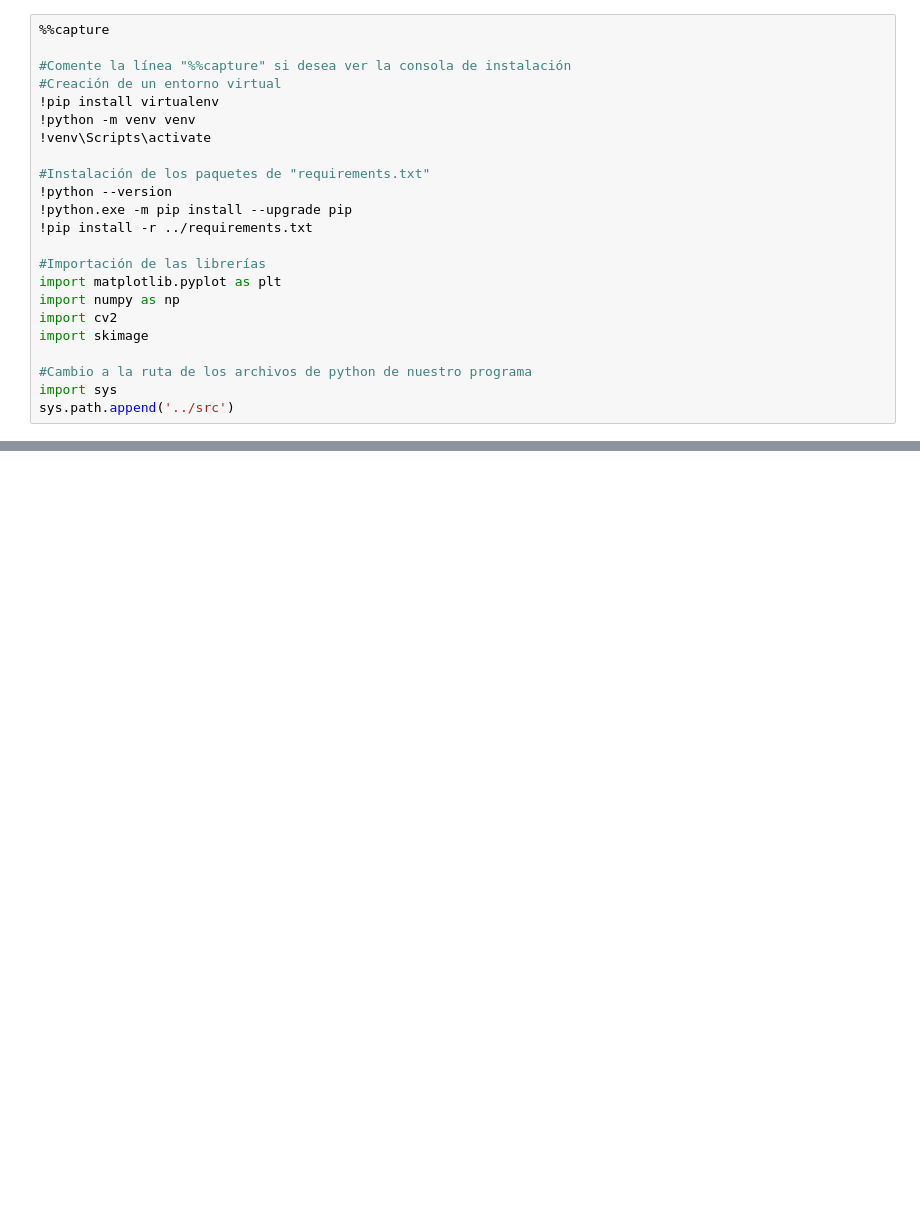
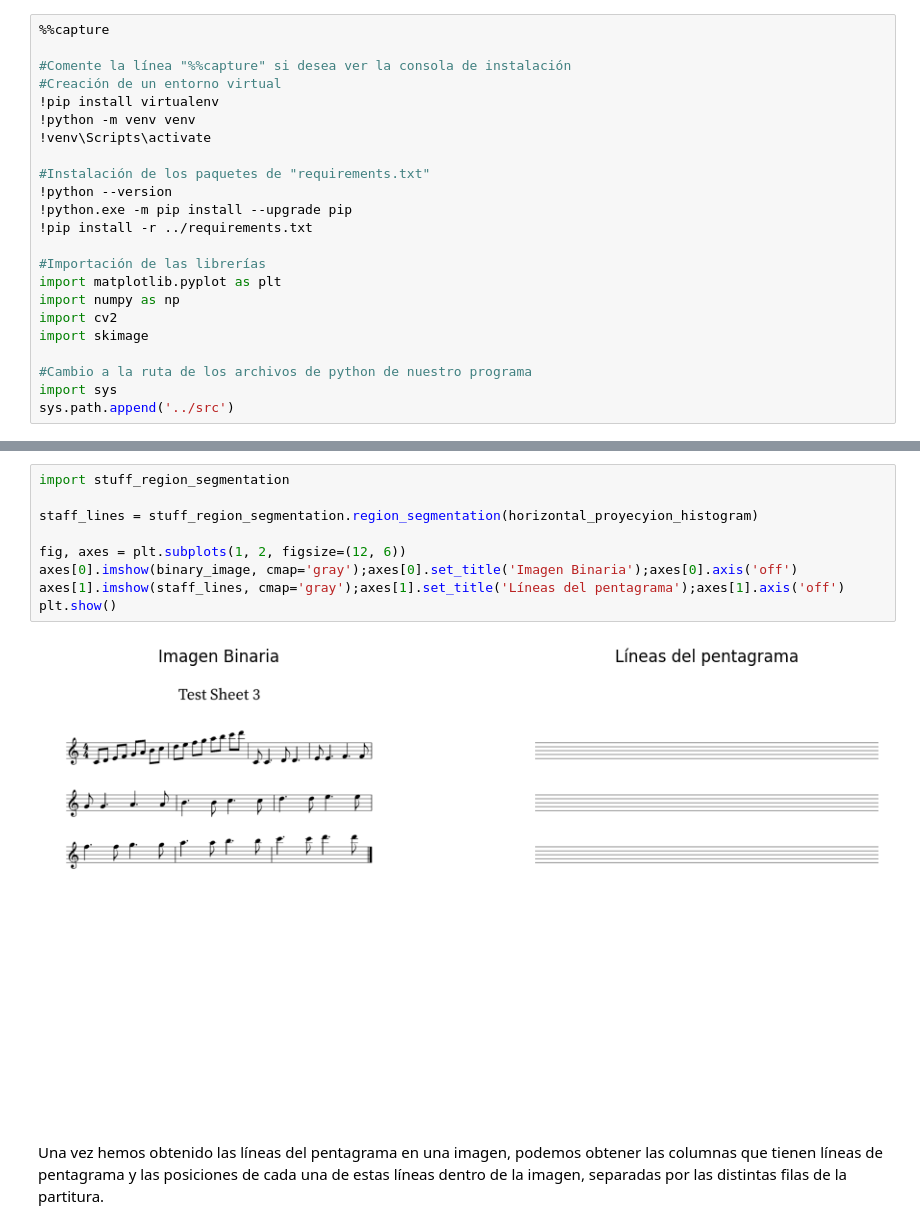
Before and after one commit to tcabgom/Music-Score-Recognition-System, a Jupyter notebook: notebook/Seguimiento 2.ipynb, the cells around one changed output, grey strips where cells are left out. Cells and saved outputs as stored; diff of their text form; blank space fills up the shorter version.

```diff
--- a/notebook/Seguimiento 2.ipynb
+++ b/notebook/Seguimiento 2.ipynb
@@ -145,0 +126,13 @@ axs[3].imshow(div2)
+# %%
+import stuff_region_segmentation
+
+staff_lines = stuff_region_segmentation.region_segmentation(horizontal_proyecyion_histogram)
+
+fig, axes = plt.subplots(1, 2, figsize=(12, 6))
+axes[0].imshow(binary_image, cmap='gray');axes[0].set_title('Imagen Binaria');axes[0].axis('off')
+axes[1].imshow(staff_lines, cmap='gray');axes[1].set_title('Líneas del pentagrama');axes[1].axis('off')
+plt.show()
+# %% [output]
+[figure, added]
+# %% [markdown]
+Una vez hemos obtenido las líneas del pentagrama en una imagen, podemos obtener las columnas que tienen líneas de pentagrama y las posiciones de cada una de estas líneas dentro de la imagen, separadas por las distintas filas de la partitura.
```
Also changed, not shown: parts of 18 cells of this notebook, 8 other files.
